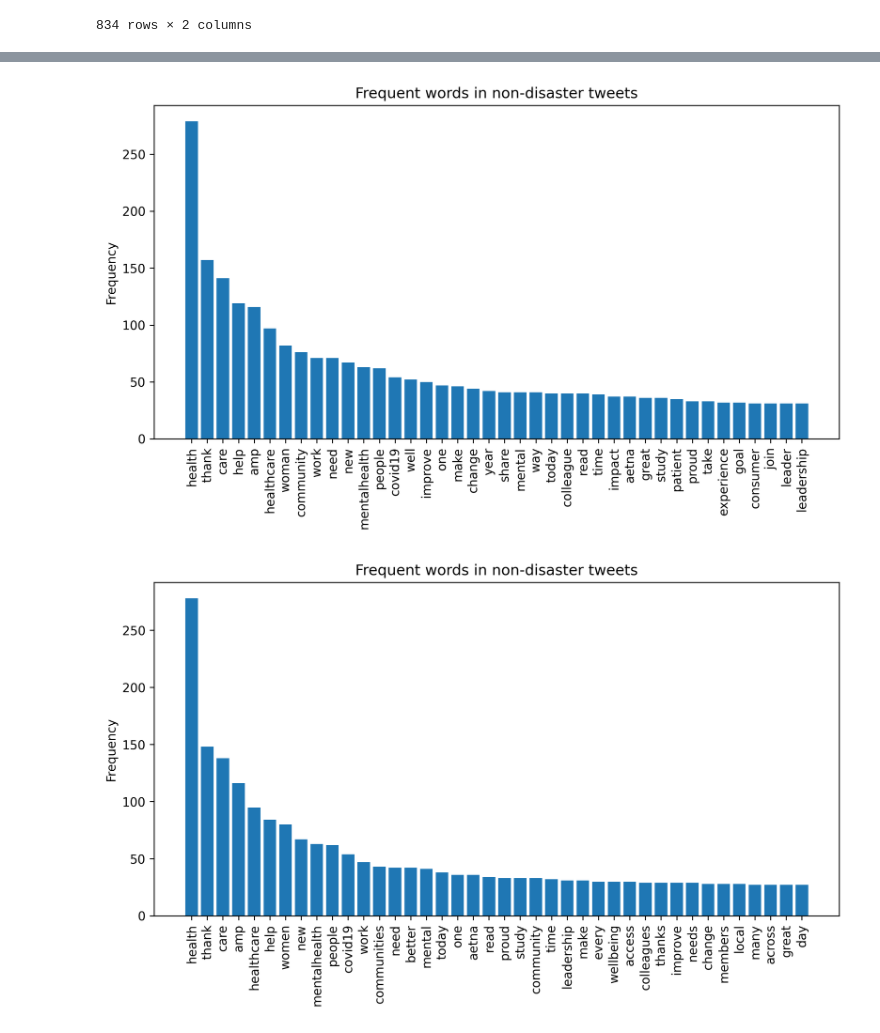
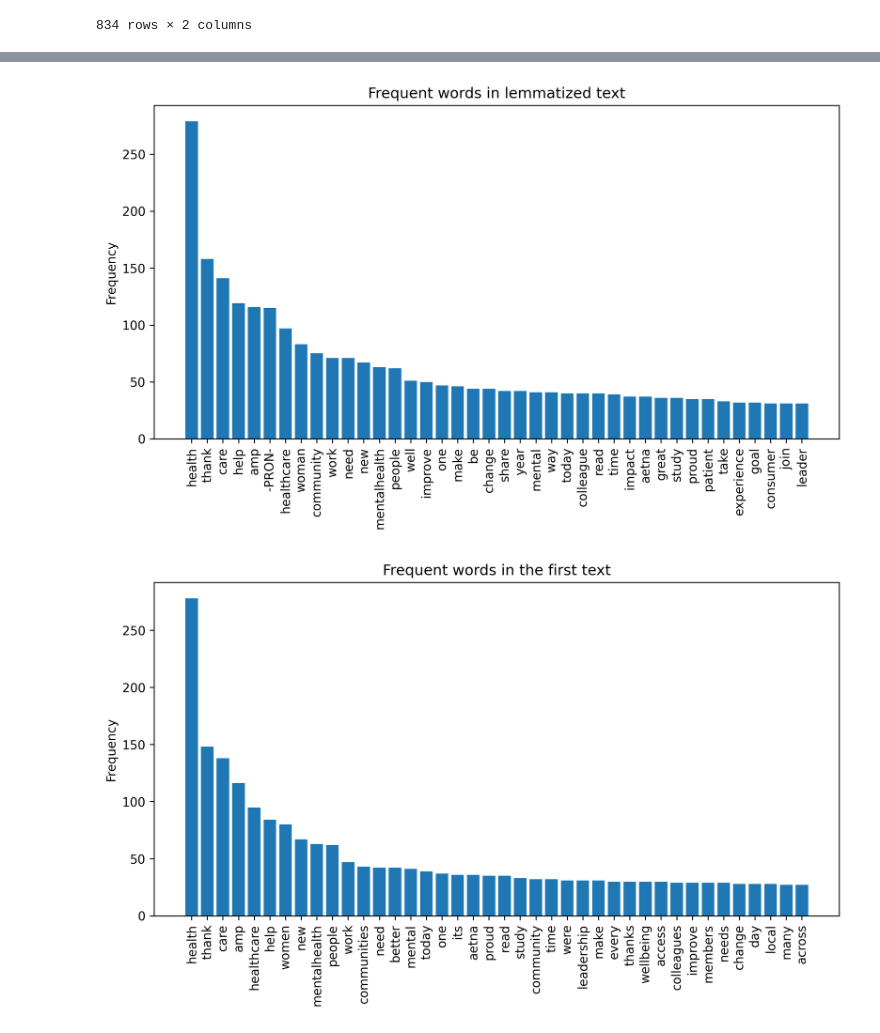
Before and after one commit to canantu/Data_Analytics_Portfolio, a Jupyter notebook: Tweet_Data_Analysis.ipynb, the cells around one changed output, grey strips where cells are left out. Cells and saved outputs as stored; diff of their text form; code cells hidden in the pictures.

```diff
--- a/Tweet_Data_Analysis.ipynb
+++ b/Tweet_Data_Analysis.ipynb
@@ -57,7 +54,9 @@ df
 def remove_URL(text):
 
     new_text = re.sub(r'https?://\S+|www\.\S+', r'',text) # http, https, www.
-    return re.sub(r'\[A-Za-z]*\.com', r'', new_text) # all .com occurences
+
+    new_text = re.sub(r'[/A-Za-z]*\.com[/A-Za-z]*', r'', new_text) # all .com occurences
+    return  new_text
 # %%
 df['tweet_text']=df['tweet_text'].apply(lambda x : remove_URL(x))
 df
@@ -170,3 +169,11 @@ df
 | 832 | 2017-08-23 20:16:12+00:00 | proud effocombat opioid epidemic ... |
 | 833 | 2017-08-23 00:04:07+00:00 | excited join online conversation ... |
 834 rows × 2 columns
+# %%
+## removing words with numbers
+def remove_number(text):
+    number_pattern = re.compile('\w*\d\w*')
+    return number_pattern.sub(r'',text)
+# %%
+df['tweet_text']=df['tweet_text'].apply(lambda x: remove_number(x))
+df
@@ -204,14 +225,14 @@ for sent in df_nlp['lemma']:
 # %%
 word_counts_lemma = Counter(corpus_lemma).most_common(40)
 dict_word_lemma = dict(word_counts_lemma)
 plt.figure(figsize=(10,5))
 plt.bar(dict_word_lemma.keys(), dict_word_lemma.values())
-plt.title('Frequent words in non-disaster tweets')
+plt.title('Frequent words in lemmatized text')
 plt.ylabel('Frequency')
 plt.xticks(rotation=90)
 plt.show()
 # %% [output]
-[figure, old version]
+[figure, new version]
 # %%
 corpus_tweet=[]
 for sent in df_nlp['tweet_text']:
@@ -222,12 +243,12 @@ word_counts_tweet = Counter(corpus_tweet).most_common(40)
 dict_word_tweet = dict(word_counts_tweet)
 plt.figure(figsize=(10,5))
 plt.bar(dict_word_tweet.keys(), dict_word_tweet.values())
-plt.title('Frequent words in non-disaster tweets')
+plt.title('Frequent words in the first text')
 plt.ylabel('Frequency')
 plt.xticks(rotation=90)
 plt.show()
 # %% [output]
-[figure, old version]
+[figure, new version]
 # %%
 from wordcloud import WordCloud
 # %%
```
Also changed, not shown: parts of 13 cells of this notebook, 3 other files.
